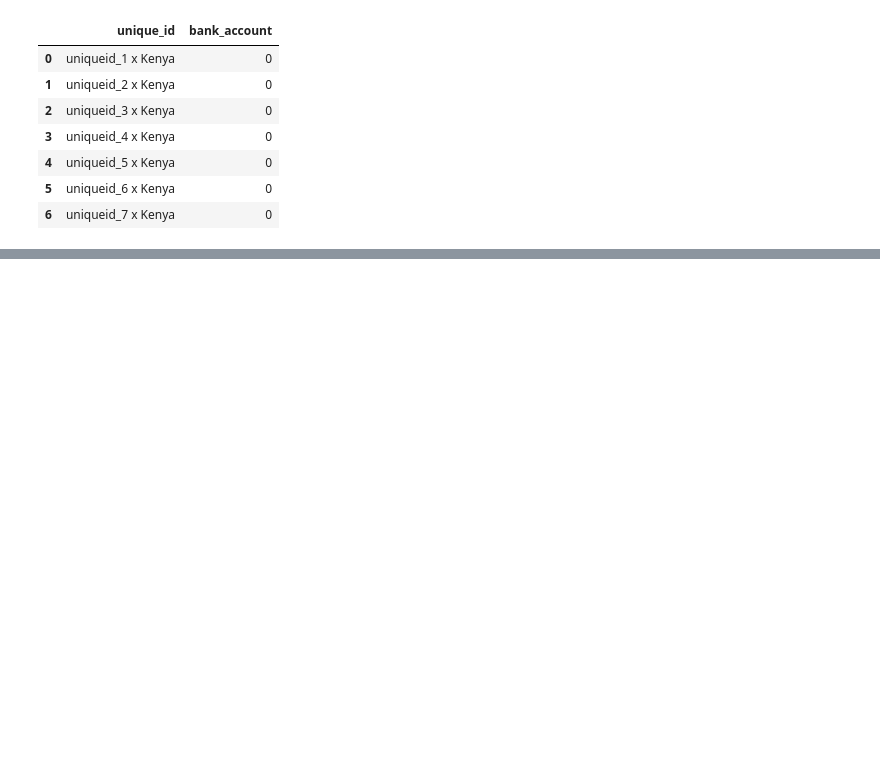
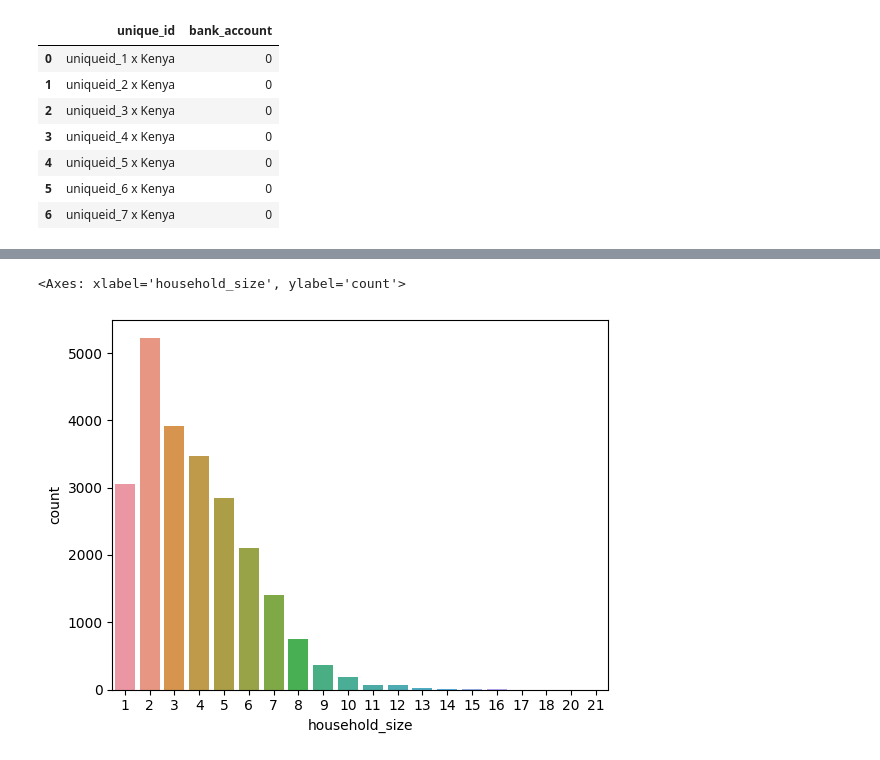
Before and after one commit to Njeri-Gitome/Financial_Inclusion_in_Africa, a Jupyter notebook: financial.ipynb, the cells around one changed output, grey strips where cells are left out. Saved outputs shown, nothing was run; the diff lists cells and outputs as text; code cells hidden in the pictures; blank space fills up the shorter version.

```diff
--- a/financial.ipynb
+++ b/financial.ipynb
@@ -52,0 +147,5 @@ sample.head(7)
+# %%
+sns.countplot(train, x= 'household_size')
+# %% [output]
+<Axes: xlabel='household_size', ylabel='count'>
+[figure, added]
```
Also changed, not shown: parts of 20 cells of this notebook.
